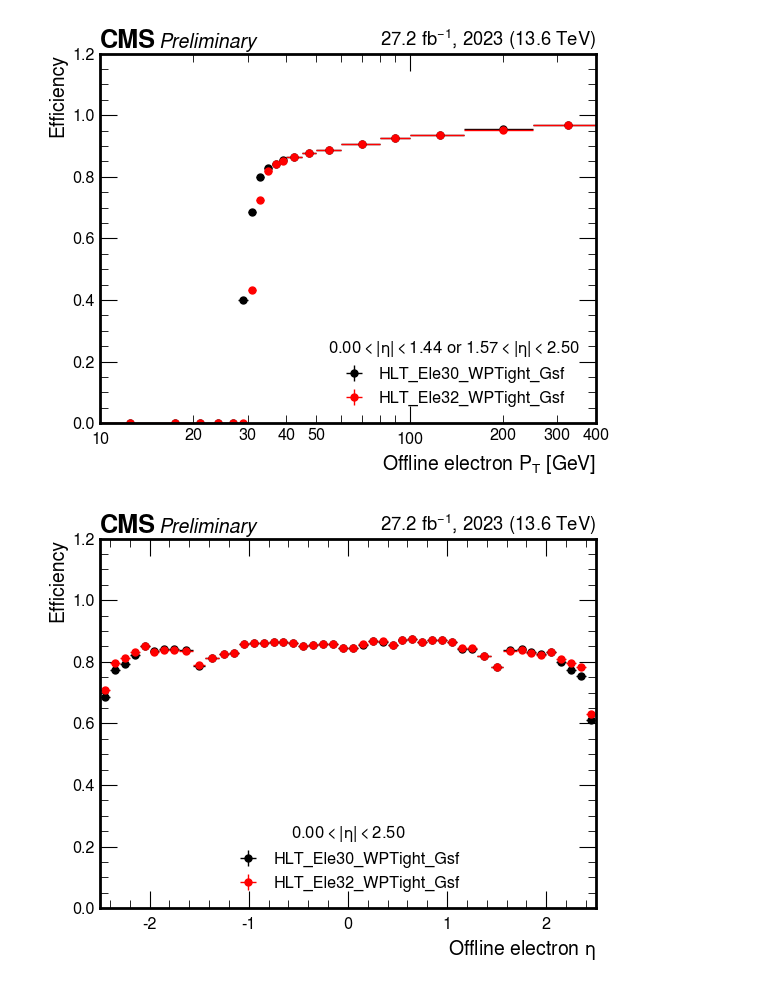
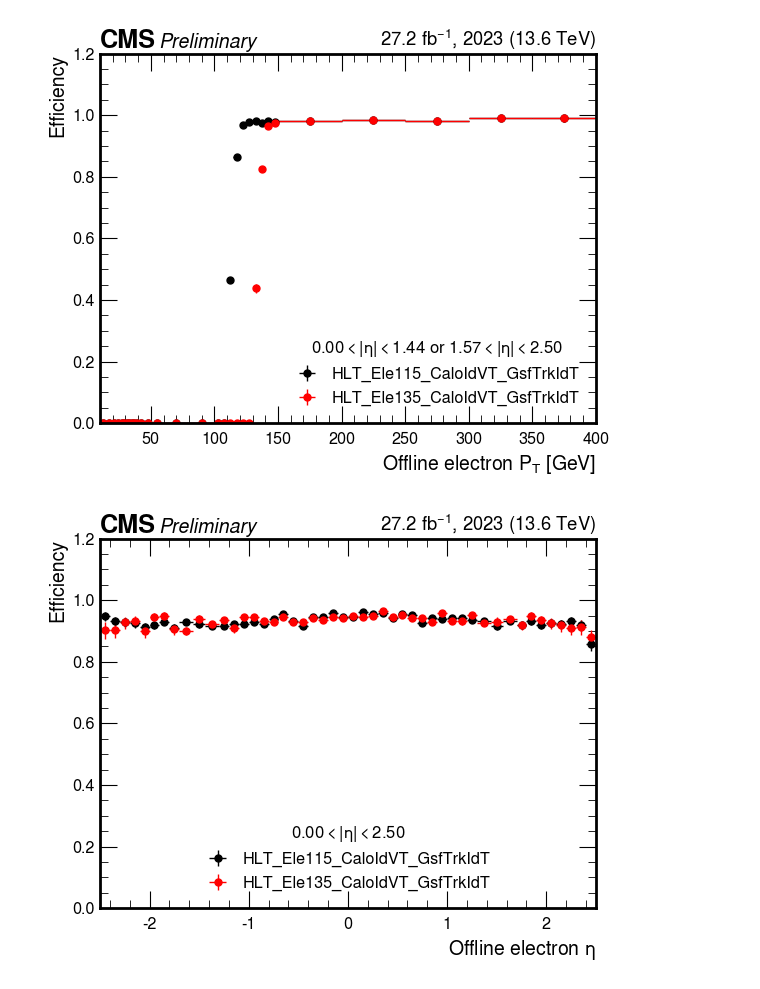
Before and after one commit to ikrommyd/egamma-tnp, a Jupyter notebook: DPNote_EGM_2023.ipynb, the cells around one changed output. Drawn from its saved outputs; the diff is of its cells as text; code cells hidden in the pictures.

```diff
--- a/DPNote_EGM_2023.ipynb
+++ b/DPNote_EGM_2023.ipynb
@@ -103,7 +103,7 @@ lumis = {
     "2023D": 9.525,
 }
 # %%
-file = "Run2023_Ele135.root"
+file = "Run2023_Ele115_Ele32tag.root"
 run = file.split("_")[0][3:]
 threshold = file.split("_")[1].split(".")[0]
 suffix = (
@@ -203,5 +207,5 @@ plt.show()
 # %%
-tocompare = ["Run2023C_Ele30.root", "Run2023D_Ele30.root"]
+tocompare = ["Run2022_Ele115_Ele32tag.root", "Run2023_Ele115_Ele32tag.root"]
 run = [file.split("_")[0][3:] for file in tocompare]
 threshold = tocompare[0].split("_")[1].split(".")[0]
 suffix = (
@@ -347,5 +363,5 @@ plot_ratio(
 # %%
-tocompare = ["Run2023_Ele30.root", "Run2023_Ele32.root"]
+tocompare = ["Run2023_Ele115_Ele32tag.root", "Run2023_Ele135_Ele32tag.root"]
 file = tocompare[0]
 run = file.split("_")[0][3:]
 threshold1 = tocompare[0].split("_")[1].split(".")[0]
@@ -430,32 +446,32 @@ plt.show()
 title = "$0.00 < |\eta| < 2.50$"
 plot_efficiency(
     heta_entire_pass1, heta_entire_all1, label=f"HLT_{threshold1}_{suffix}", color="k"
 )
 plot_efficiency(
     heta_entire_pass2, heta_entire_all2, label=f"HLT_{threshold2}_{suffix}", color="r"
 )
 plt.legend()
 
 hep.cms.label(
     "Preliminary", data=True, lumi=lumi, year=year, com=13.6, lumi_format="{0:.1f}"
 )
 eta_plot_setup(loc="lower center", title=title, title_fontsize=12)
 plt.savefig(f"DPNote_EGM_2023_plots/{run}_{threshold1}_vs_{threshold2}_eff_eta.pdf")
 plt.show()
 
 plot_efficiency(
     hphi_entire_pass1, hphi_entire_all1, label=f"HLT_{threshold1}_{suffix}", color="k"
 )
 plot_efficiency(
     hphi_entire_pass2, hphi_entire_all2, label=f"HLT_{threshold2}_{suffix}", color="r"
 )
 
 hep.cms.label(
     "Preliminary", data=True, lumi=lumi, year=year, com=13.6, lumi_format="{0:.1f}"
 )
 phi_plot_setup(loc="lower center", title=title, title_fontsize=12)
 plt.savefig(f"DPNote_EGM_2023_plots/{run}_{threshold1}_vs_{threshold2}_eff_phi.pdf")
 plt.show()
 # %% [output]
-[figure, old version]
+[figure, new version]
-[figure, old version]
+[figure, new version]
```
Also changed, not shown: parts of 8 cells of this notebook.
